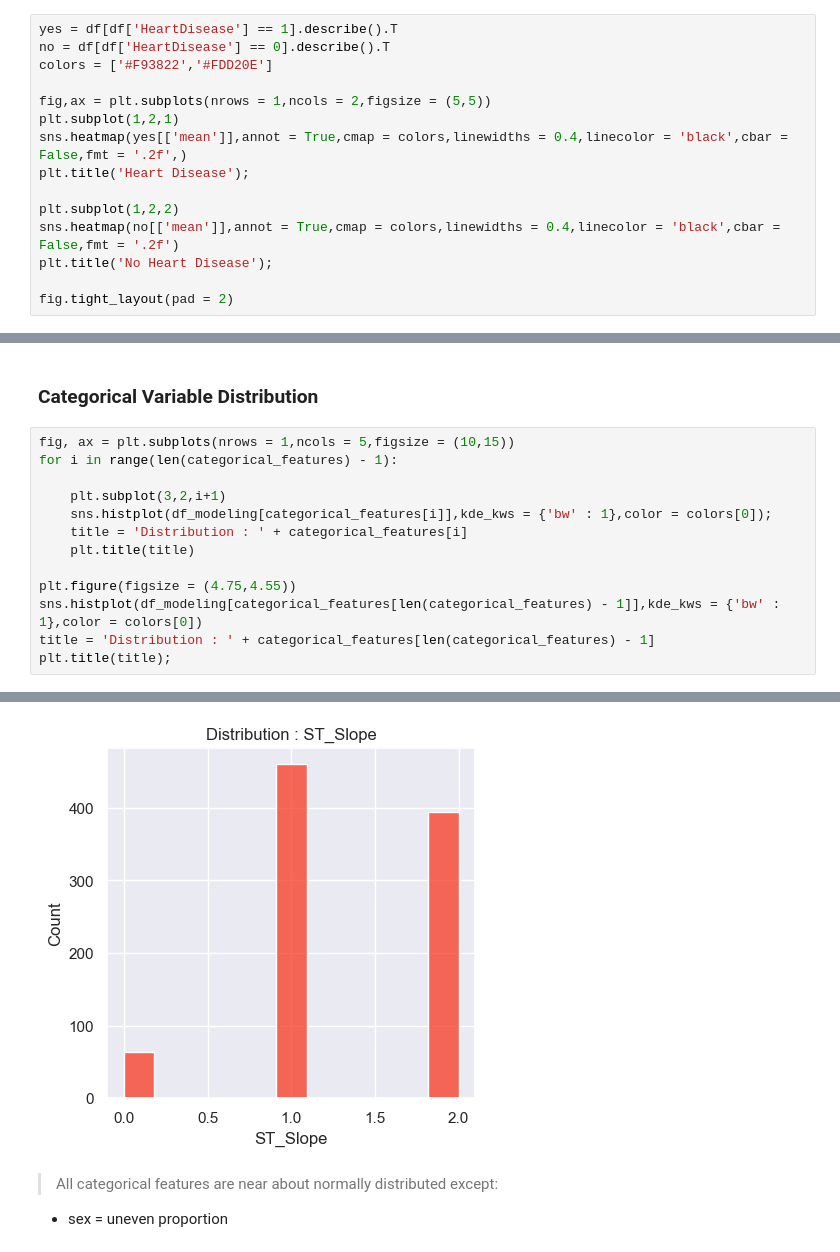
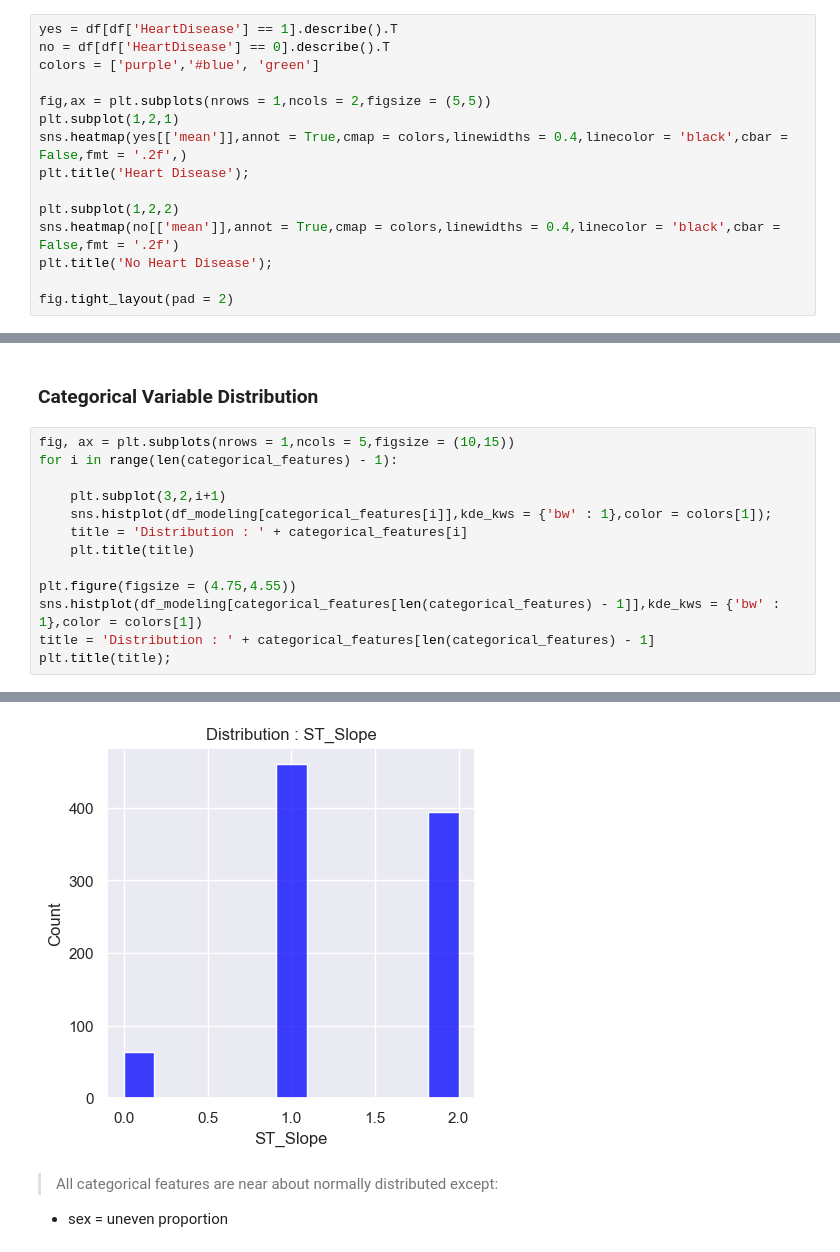
Before and after one commit to junjslee/ml_heart_disease_prediction, a Jupyter notebook: heart_failure_model.ipynb, the cells around one changed output, grey strips where cells are left out. Cells and saved outputs as stored; diff of their text form.

```diff
--- a/heart_failure_model.ipynb
+++ b/heart_failure_model.ipynb
@@ -198,7 +199,7 @@ df.describe().T
 # %%
 yes = df[df['HeartDisease'] == 1].describe().T
 no = df[df['HeartDisease'] == 0].describe().T
-colors = ['#F93822','#FDD20E']
+colors = ['purple','#blue', 'green']
 
 fig,ax = plt.subplots(nrows = 1,ncols = 2,figsize = (5,5))
 plt.subplot(1,2,1)
@@ -358,12 +359,12 @@ fig, ax = plt.subplots(nrows = 1,ncols = 5,figsize = (10,15))
 for i in range(len(categorical_features) - 1):
 
     plt.subplot(3,2,i+1)
-    sns.histplot(df_modeling[categorical_features[i]],kde_kws = {'bw' : 1},color = colors[0]);
+    sns.histplot(df_modeling[categorical_features[i]],kde_kws = {'bw' : 1},color = colors[1]);
     title = 'Distribution : ' + categorical_features[i]
     plt.title(title)
 
 plt.figure(figsize = (4.75,4.55))
-sns.histplot(df_modeling[categorical_features[len(categorical_features) - 1]],kde_kws = {'bw' : 1},color = colors[0])
+sns.histplot(df_modeling[categorical_features[len(categorical_features) - 1]],kde_kws = {'bw' : 1},color = colors[1])
 title = 'Distribution : ' + categorical_features[len(categorical_features) - 1]
 plt.title(title);
 # %% [output]
@@ -371,4 +372,4 @@ plt.title(title);
-[figure, old version]
+[figure, new version]
 # %% [markdown]
 > All categorical features are near about normally distributed except:
 - sex = uneven proportion
```
Also changed, not shown: parts of 38 cells of this notebook.
